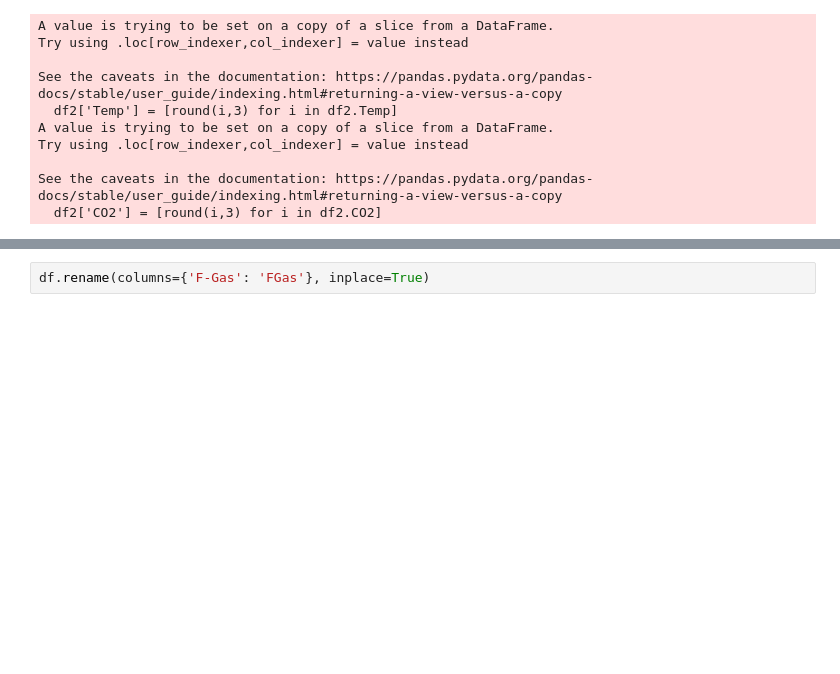
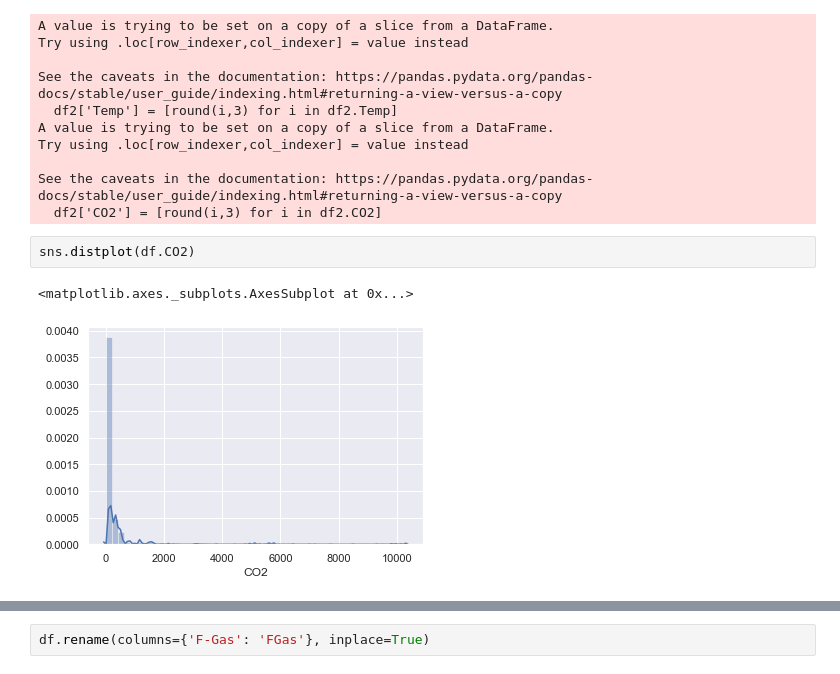
Before and after one commit to chrisvinhston/Statistically_Significant_Insights, a Jupyter notebook: df_hypothesisTesting.ipynb, the cells around one changed output, grey strips where cells are left out. Cells and saved outputs as stored; diff of their text form; blank space fills up the shorter version.

```diff
--- a/df_hypothesisTesting.ipynb
+++ b/df_hypothesisTesting.ipynb
@@ -376,3 +417,8 @@ Try using .loc[row_indexer,col_indexer] = value instead
 
 See the caveats in the documentation: https://pandas.pydata.org/pandas-docs/stable/user_guide/indexing.html#returning-a-view-versus-a-copy
   df2['CO2'] = [round(i,3) for i in df2.CO2]
+# %%
+sns.distplot(df.CO2)
+# %% [output]
+<matplotlib.axes._subplots.AxesSubplot at 0x...>
+[figure, added]
```
Also changed, not shown: parts of 10 cells of this notebook.
